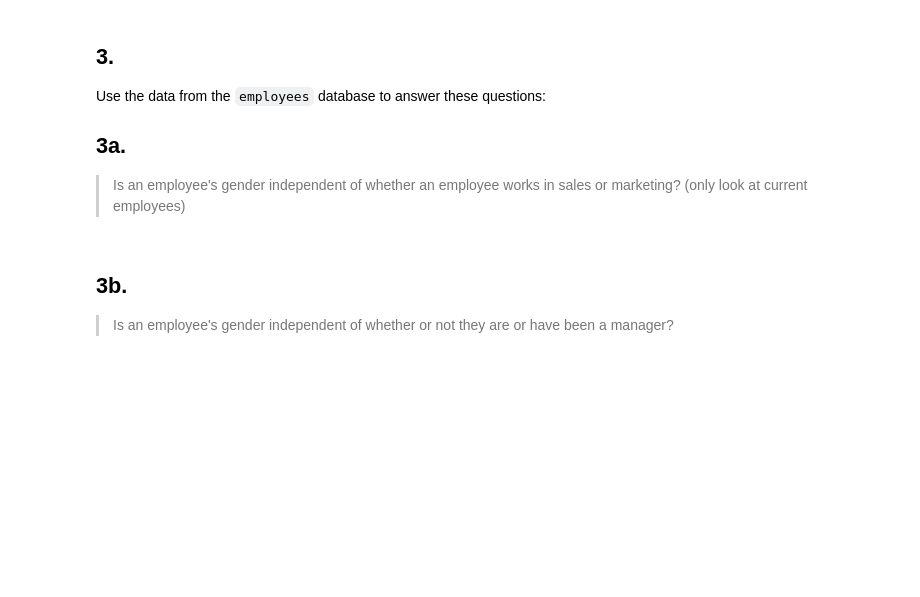
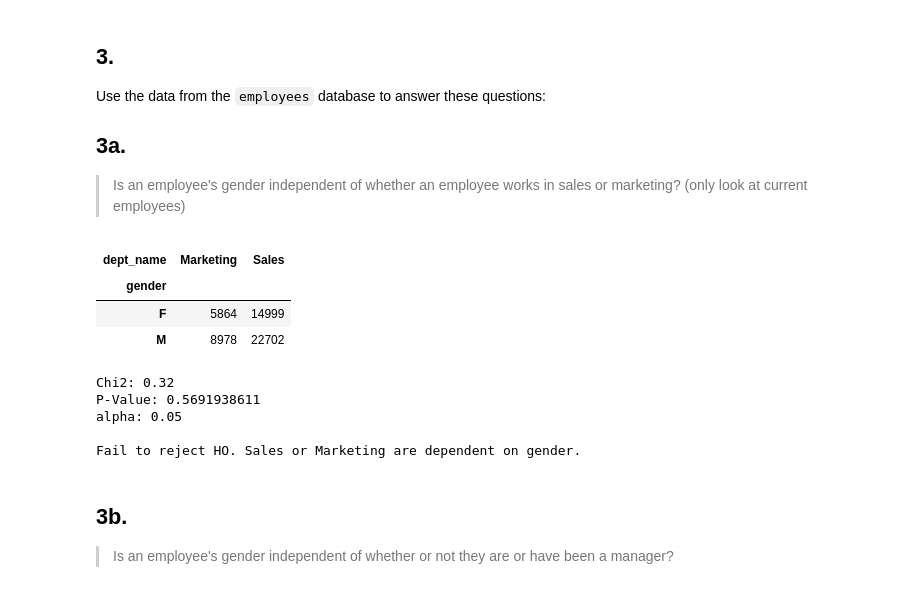
Before and after one commit to Promeos/statistics-exercises, a Jupyter notebook: hypothesis_testing.ipynb, the cells around one changed output. Cells and saved outputs as stored; diff of their text form; code cells hidden in the pictures; blank space fills up the shorter version.

```diff
--- a/hypothesis_testing.ipynb
+++ b/hypothesis_testing.ipynb
@@ -1405,10 +1410,41 @@ url = f'mysql+pymysql://{env.user}:{env.password}@{env.host}/employees'
 df_cur_emp = pd.read_sql("""
 select *
 from employees
-join dept_emp using emp_no
-join departments using emp_no
+join dept_emp using(emp_no)
+join departments using(dept_no)
+where to_date > now();
 """,
 url)
+# %%
+df_gender_dept = df_cur_emp[df_cur_emp.dept_name.isin(['Marketing', 'Sales'])]
+# %%
+observed_gender_dept = pd.crosstab(df_gender_dept.gender, df_gender_dept.dept_name)
+# %%
+observed_gender_dept
+# %% [output]
+| dept_name | Marketing | Sales |
+| gender |  |  |
+| F | 5864 | 14999 |
+| M | 8978 | 22702 |
+# %%
+chi2, p, degf, expected = stats.chi2_contingency(observed_gender_dept)
+
+print(("Chi2: {:.2f}" \
+      "\nP-Value: {:.10f}\nalpha: {:.2f}\n").format(chi2, p, alpha))
+
+if p < alpha:
+    print("P-Value is less than alpha:")
+    print('Reject HO (for Ha). Sales' \
+          ' or Marketing are independent on gender.')
+else:
+    print('Fail to reject HO. Sales' \
+          ' or Marketing are dependent on gender.')
+# %% [output]
+Chi2: 0.32
+P-Value: 0.5691938611
+alpha: 0.05
+
+Fail to reject HO. Sales or Marketing are dependent on gender.
 # %% [markdown]
 ## 3b.
 > Is an employee's gender independent of whether or not they are or have been a manager?
```
Also changed, not shown: parts of 23 cells of this notebook.
